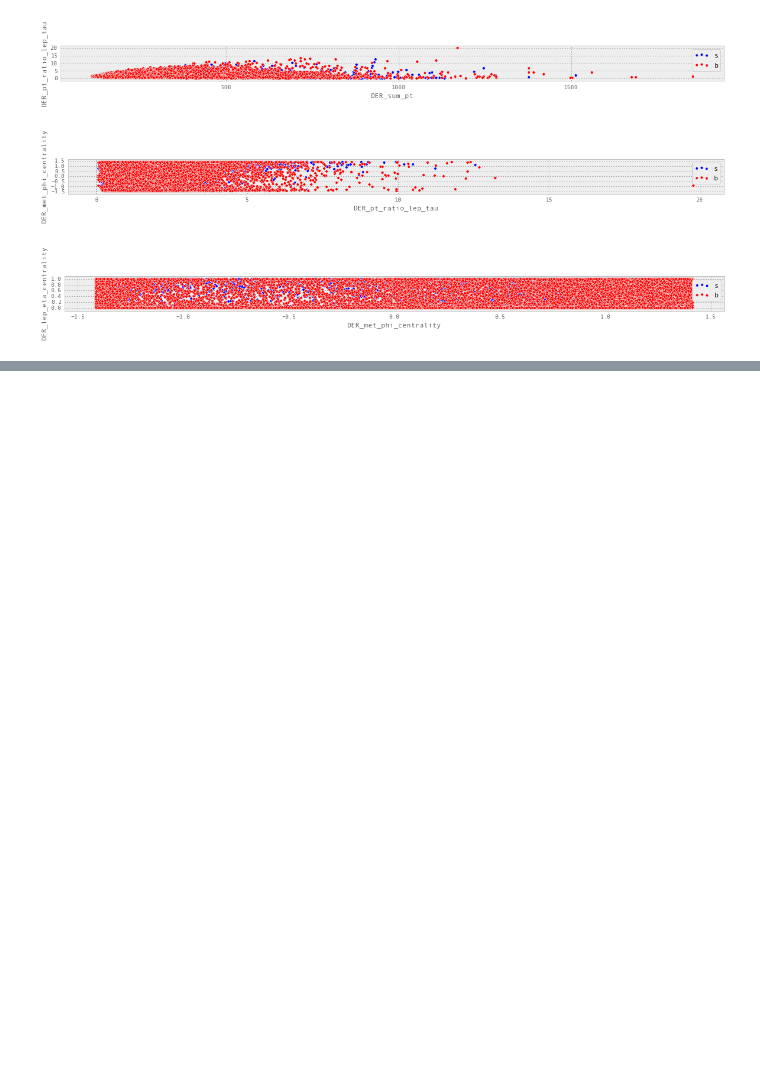
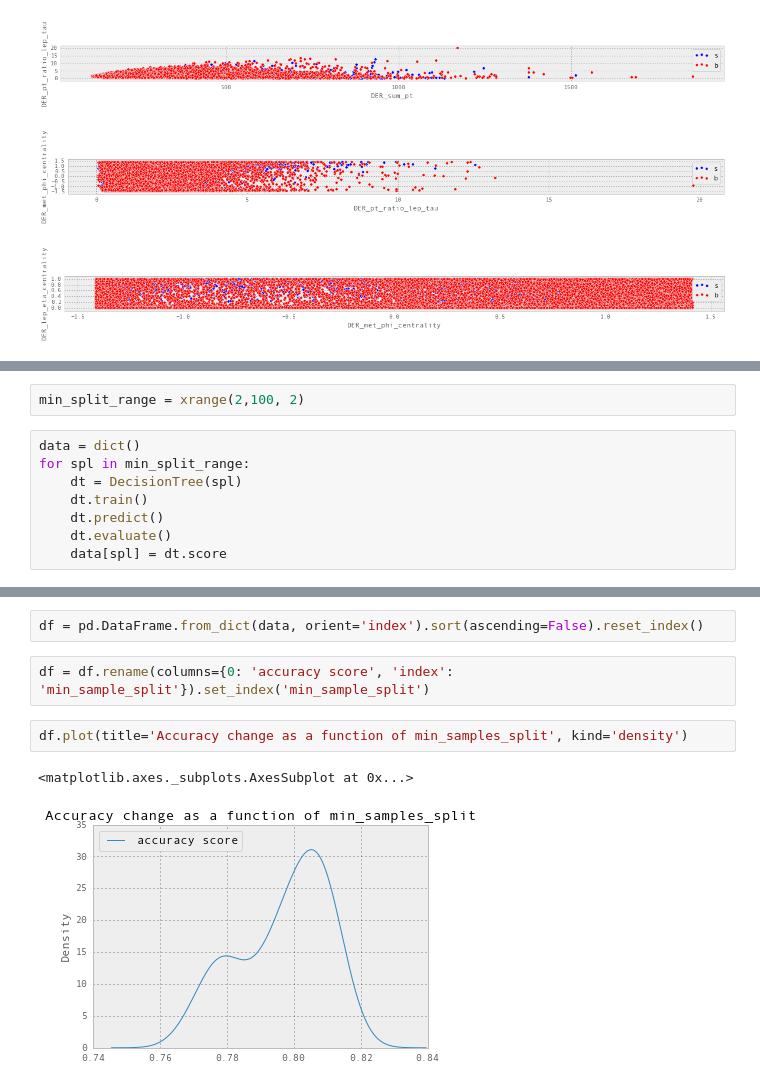
Before and after one commit to sshegheva/bag-of-algorithms, a Jupyter notebook: analysis/notebooks/decision-trees.ipynb, the cells around one changed output, grey strips where cells are left out. Cells and saved outputs as stored; diff of their text form; blank space fills up the shorter version.

Commit message:
Implement min_sample_split estimation

```diff
--- a/analysis/notebooks/decision-trees.ipynb
+++ b/analysis/notebooks/decision-trees.ipynb
@@ -88,3 +77,13 @@ zz = np.array([1 if p=='s' else 0 for p in dt.predictions])
 #cs = plt.contourf(xx, yy, zz, cmap=plt.cm.Paired)
 # %% [output]
 NameError: name 'X' is not defined
+# %%
+min_split_range = xrange(2,100, 2)
+# %%
+data = dict()
+for spl in min_split_range:
+    dt = DecisionTree(spl)
+    dt.train()
+    dt.predict()
+    dt.evaluate()
+    data[spl] = dt.score
@@ -90,0 +108,9 @@ NameError: name 'X' is not defined
+# %%
+df = pd.DataFrame.from_dict(data, orient='index').sort(ascending=False).reset_index()
+# %%
+df = df.rename(columns={0: 'accuracy score', 'index': 'min_sample_split'}).set_index('min_sample_split')
+# %%
+df.plot(title='Accuracy change as a function of min_samples_split', kind='density')
+# %% [output]
+<matplotlib.axes._subplots.AxesSubplot at 0x...>
+[figure, added]
```
Also changed, not shown: parts of 6 cells of this notebook, 2 other files.
